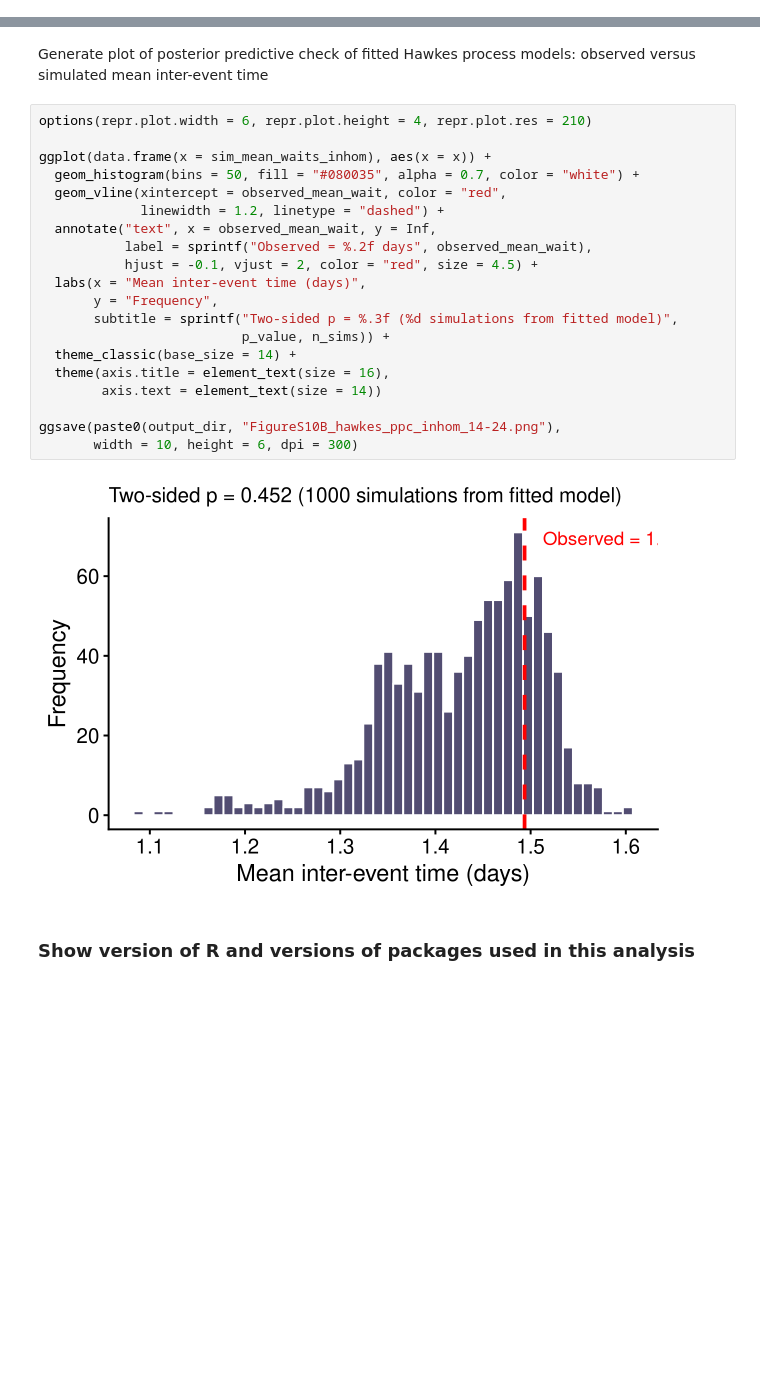
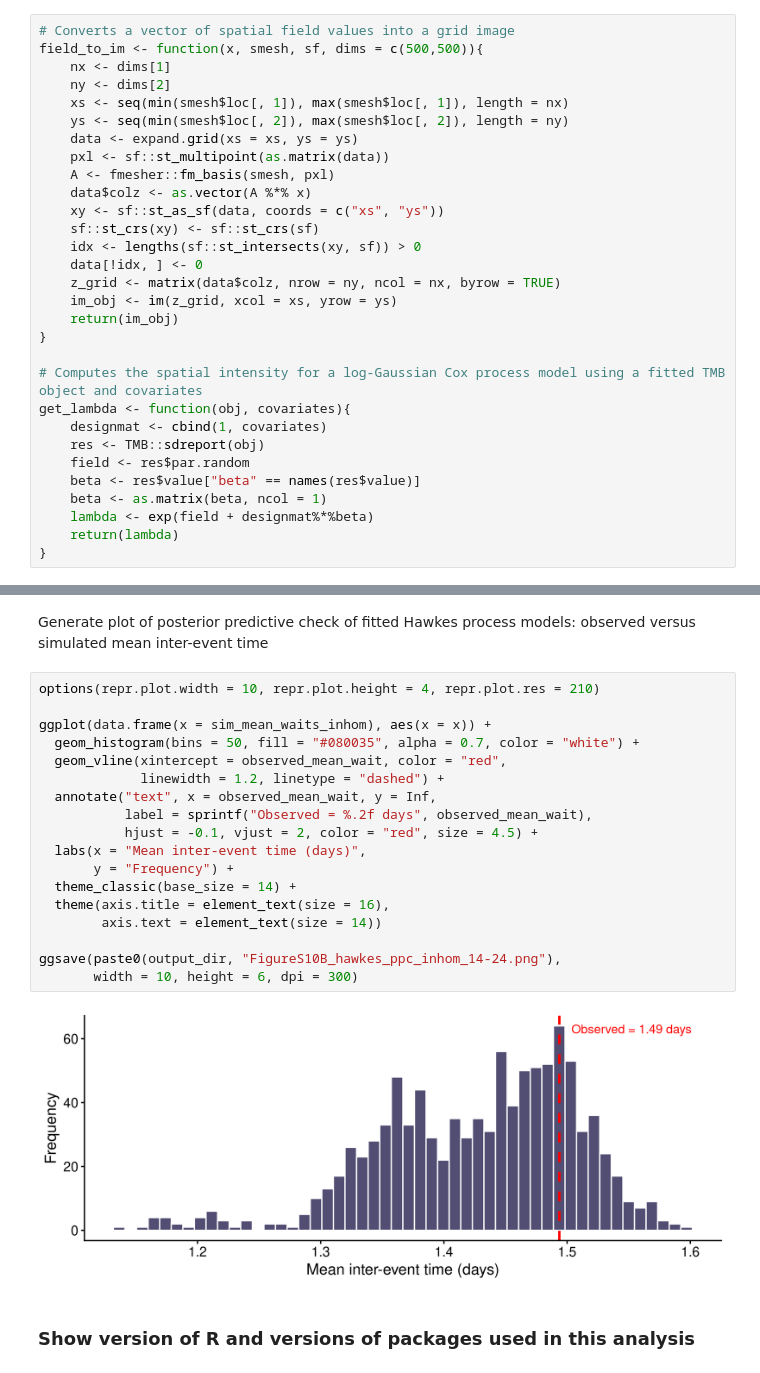
Before and after one commit to ElisavetPappa/col-conflict-sv, a Jupyter notebook: Pappa_et_al_2014-2024_ModelValidation.ipynb, the cells around one changed output, grey strips where cells are left out. Cells and saved outputs as stored; diff of their text form; blank space fills up the shorter version.

```diff
--- a/Pappa_et_al_2014-2024_ModelValidation.ipynb
+++ b/Pappa_et_al_2014-2024_ModelValidation.ipynb
@@ -438,0 +392,30 @@ agg_record_1554649373
+# %%
+# Converts a vector of spatial field values into a grid image
+field_to_im <- function(x, smesh, sf, dims = c(500,500)){
+    nx <- dims[1]
+    ny <- dims[2]
+    xs <- seq(min(smesh$loc[, 1]), max(smesh$loc[, 1]), length = nx)
+    ys <- seq(min(smesh$loc[, 2]), max(smesh$loc[, 2]), length = ny)
+    data <- expand.grid(xs = xs, ys = ys)
+    pxl <- sf::st_multipoint(as.matrix(data))
+    A <- fmesher::fm_basis(smesh, pxl)
+    data$colz <- as.vector(A %*% x)
+    xy <- sf::st_as_sf(data, coords = c("xs", "ys"))
+    sf::st_crs(xy) <- sf::st_crs(sf)
+    idx <- lengths(sf::st_intersects(xy, sf)) > 0
+    data[!idx, ] <- 0
+    z_grid <- matrix(data$colz, nrow = ny, ncol = nx, byrow = TRUE)
+    im_obj <- im(z_grid, xcol = xs, yrow = ys)
+    return(im_obj)
+}
+
+# Computes the spatial intensity for a log-Gaussian Cox process model using a fitted TMB object and covariates
+get_lambda <- function(obj, covariates){
+    designmat <- cbind(1, covariates)
+    res <- TMB::sdreport(obj)
+    field <- res$par.random
+    beta <- res$value["beta" == names(res$value)]
+    beta <- as.matrix(beta, ncol = 1)
+    lambda <- exp(field + designmat%*%beta)
+    return(lambda)
+}
@@ -805,27 +881,25 @@ Two-sided p-value: 0.452
 # %% [markdown]
 Generate plot of posterior predictive check of fitted Hawkes process models: observed versus simulated mean inter-event time
 # %%
-options(repr.plot.width = 6, repr.plot.height = 4, repr.plot.res = 210)
+options(repr.plot.width = 10, repr.plot.height = 4, repr.plot.res = 210)
 
 ggplot(data.frame(x = sim_mean_waits_inhom), aes(x = x)) +
   geom_histogram(bins = 50, fill = "#080035", alpha = 0.7, color = "white") +
   geom_vline(xintercept = observed_mean_wait, color = "red",
              linewidth = 1.2, linetype = "dashed") +
   annotate("text", x = observed_mean_wait, y = Inf,
            label = sprintf("Observed = %.2f days", observed_mean_wait),
            hjust = -0.1, vjust = 2, color = "red", size = 4.5) +
   labs(x = "Mean inter-event time (days)",
-       y = "Frequency",
-       subtitle = sprintf("Two-sided p = %.3f (%d simulations from fitted model)",
-                          p_value, n_sims)) +
+       y = "Frequency") +
   theme_classic(base_size = 14) +
   theme(axis.title = element_text(size = 16),
         axis.text = element_text(size = 14))
 
 ggsave(paste0(output_dir, "FigureS10B_hawkes_ppc_inhom_14-24.png"),
        width = 10, height = 6, dpi = 300)
 # %% [output]
-[figure, old version]
+[figure, new version]
 # %% [markdown]
 ### Show version of R and versions of packages used in this analysis
 # %%
```
Also changed, not shown: parts of 47 cells of this notebook, 1 other file.
